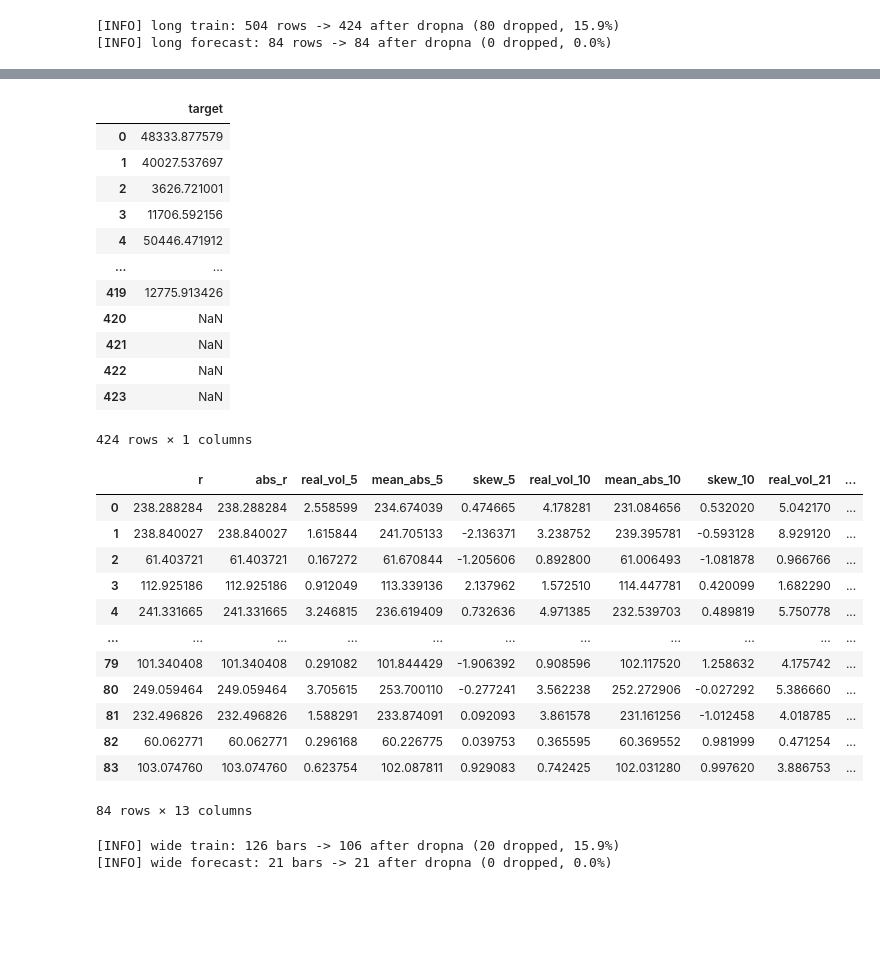
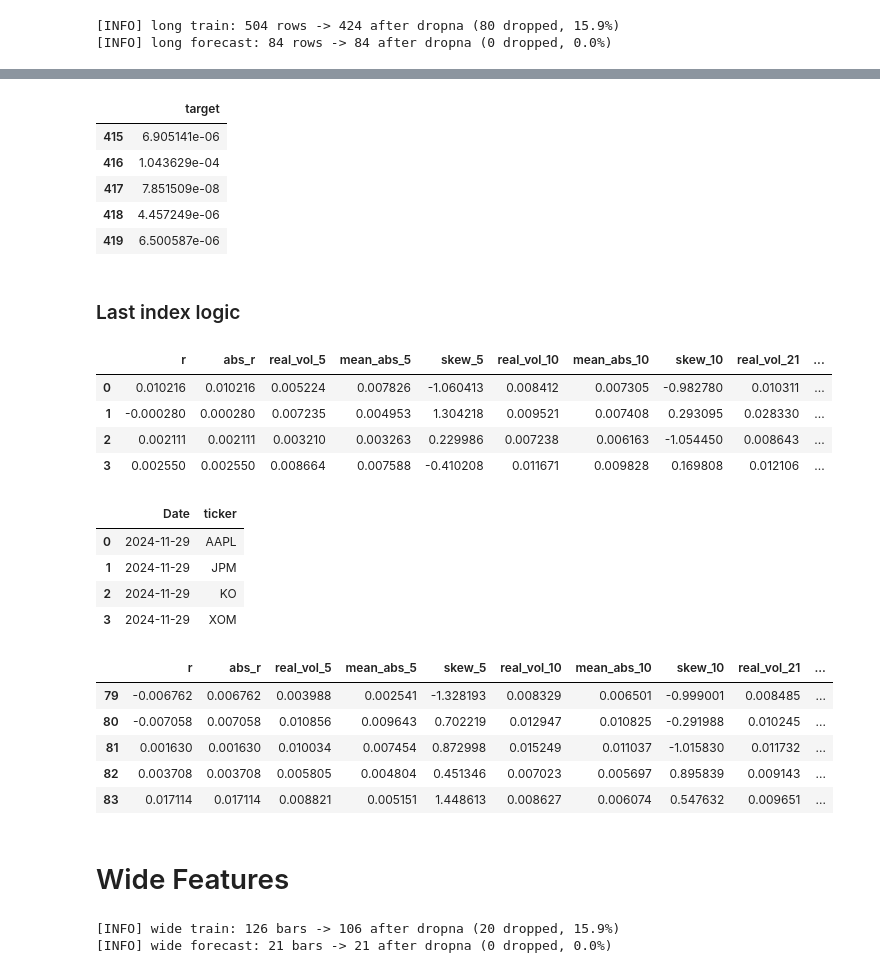
Before and after one commit to KaanBoraKarapinar/varmlresearch, a Jupyter notebook: newtest.ipynb, the cells around one changed output, grey strips where cells are left out. Drawn from its saved outputs; the diff is of its cells as text; code cells hidden in the pictures; blank space fills up the shorter version.

```diff
--- a/newtest.ipynb
+++ b/newtest.ipynb
@@ -37,7 +107,7 @@ calendar_last_180_days = dm.DailyGroundTruthCalendar(
 [WARNING] [forecast] 1 weekday day had no data and were skipped (likely market holidays): 2024-12-25
 [INFO] forecast set: 21 bars, 1 weekday day skipped
 # %%
-training_feature, forecast_feature = fb.build_long_features(calendar_last_180_days)
+training_feature_long, forecast_feature_long = fb.build_long_features(calendar_last_180_days)
 # %% [output]
 [INFO] long train: 504 rows -> 424 after dropna (80 dropped, 15.9%)
 [INFO] long forecast: 84 rows -> 84 after dropna (0 dropped, 0.0%)
@@ -60,35 +140,41 @@ training_feature.X_in_sample
 # %%
-training_feature.y_in_sample
+training_feature_long.y_in_sample.tail()
 # %% [output]
 |  | target |
-| 0 | 48333.877579 |
-| 1 | 40027.537697 |
-| 2 | 3626.721001 |
-| 3 | 11706.592156 |
-| 4 | 50446.471912 |
-| ... | ... |
-| 419 | 12775.913426 |
-| 420 | NaN |
-| 421 | NaN |
-| 422 | NaN |
-| 423 | NaN |
+| 415 | 6.905141e-06 |
+| 416 | 1.043629e-04 |
+| 417 | 7.851509e-08 |
+| 418 | 4.457249e-06 |
+| 419 | 6.500587e-06 |
-424 rows × 1 columns
+# %% [markdown]
+### Last index logic
+# %%
+training_feature_long.X_out_sample_last_index
+# %% [output]
+|  | r | abs_r | real_vol_5 | mean_abs_5 | skew_5 | real_vol_10 | mean_abs_10 | skew_10 | real_vol_21 | ... |
+| 0 | 0.010216 | 0.010216 | 0.005224 | 0.007826 | -1.060413 | 0.008412 | 0.007305 | -0.982780 | 0.010311 | ... |
+| 1 | -0.000280 | 0.000280 | 0.007235 | 0.004953 | 1.304218 | 0.009521 | 0.007408 | 0.293095 | 0.028330 | ... |
+| 2 | 0.002111 | 0.002111 | 0.003210 | 0.003263 | 0.229986 | 0.007238 | 0.006163 | -1.054450 | 0.008643 | ... |
+| 3 | 0.002550 | 0.002550 | 0.008664 | 0.007588 | -0.410208 | 0.011671 | 0.009828 | 0.169808 | 0.012106 | ... |
+# %%
+training_feature_long.X_out_sample_last_index_id_cols #
+# %% [output]
+|  | Date | ticker |
+| 0 | 2024-11-29 | AAPL |
+| 1 | 2024-11-29 | JPM |
+| 2 | 2024-11-29 | KO |
+| 3 | 2024-11-29 | XOM |
 # %%
-forecast_feature.X_forecast_sample
+forecast_feature_long.X_forecast_sample.tail()
 # %% [output]
 |  | r | abs_r | real_vol_5 | mean_abs_5 | skew_5 | real_vol_10 | mean_abs_10 | skew_10 | real_vol_21 | ... |
-| 0 | 238.288284 | 238.288284 | 2.558599 | 234.674039 | 0.474665 | 4.178281 | 231.084656 | 0.532020 | 5.042170 | ... |
-| 1 | 238.840027 | 238.840027 | 1.615844 | 241.705133 | -2.136371 | 3.238752 | 239.395781 | -0.593128 | 8.929120 | ... |
-| 2 | 61.403721 | 61.403721 | 0.167272 | 61.670844 | -1.205606 | 0.892800 | 61.006493 | -1.081878 | 0.966766 | ... |
-| 3 | 112.925186 | 112.925186 | 0.912049 | 113.339136 | 2.137962 | 1.572510 | 114.447781 | 0.420099 | 1.682290 | ... |
-| 4 | 241.331665 | 241.331665 | 3.246815 | 236.619409 | 0.732636 | 4.971385 | 232.539703 | 0.489819 | 5.750778 | ... |
-| ... | ... | ... | ... | ... | ... | ... | ... | ... | ... | ... |
-| 79 | 101.340408 | 101.340408 | 0.291082 | 101.844429 | -1.906392 | 0.908596 | 102.117520 | 1.258632 | 4.175742 | ... |
-| 80 | 249.059464 | 249.059464 | 3.705615 | 253.700110 | -0.277241 | 3.562238 | 252.272906 | -0.027292 | 5.386660 | ... |
-| 81 | 232.496826 | 232.496826 | 1.588291 | 233.874091 | 0.092093 | 3.861578 | 231.161256 | -1.012458 | 4.018785 | ... |
-| 82 | 60.062771 | 60.062771 | 0.296168 | 60.226775 | 0.039753 | 0.365595 | 60.369552 | 0.981999 | 0.471254 | ... |
-| 83 | 103.074760 | 103.074760 | 0.623754 | 102.087811 | 0.929083 | 0.742425 | 102.031280 | 0.997620 | 3.886753 | ... |
+| 79 | -0.006762 | 0.006762 | 0.003988 | 0.002541 | -1.328193 | 0.008329 | 0.006501 | -0.999001 | 0.008485 | ... |
+| 80 | -0.007058 | 0.007058 | 0.010856 | 0.009643 | 0.702219 | 0.012947 | 0.010825 | -0.291988 | 0.010245 | ... |
+| 81 | 0.001630 | 0.001630 | 0.010034 | 0.007454 | 0.872998 | 0.015249 | 0.011037 | -1.015830 | 0.011732 | ... |
+| 82 | 0.003708 | 0.003708 | 0.005805 | 0.004804 | 0.451346 | 0.007023 | 0.005697 | 0.895839 | 0.009143 | ... |
+| 83 | 0.017114 | 0.017114 | 0.008821 | 0.005151 | 1.448613 | 0.008627 | 0.006074 | 0.547632 | 0.009651 | ... |
-84 rows × 13 columns
+# %% [markdown]
+# Wide Features
 # %%
 training_feature2, forecast_feature2 = fb.build_wide_features(calendar_last_180_days)
 # %% [output]
```
Also changed, not shown: parts of 33 cells of this notebook, 4 other files.
